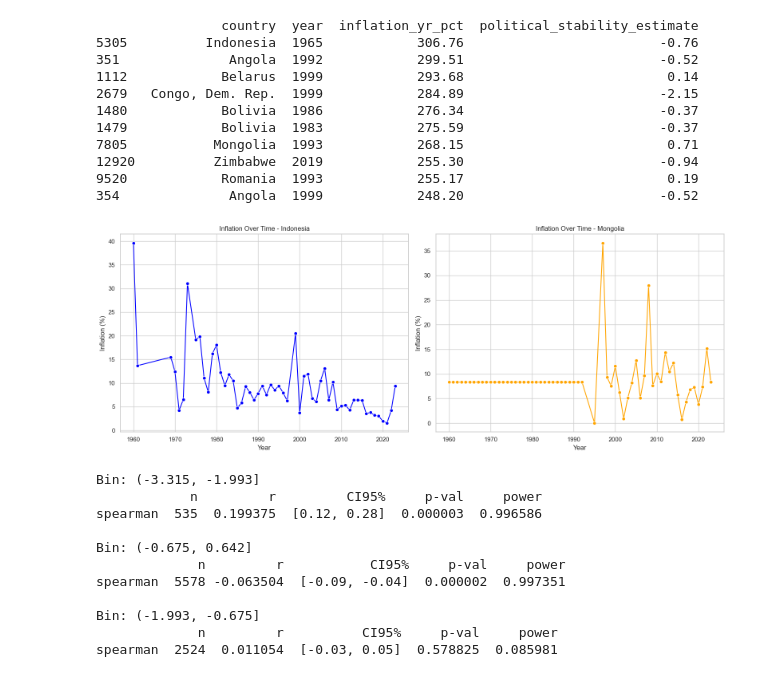
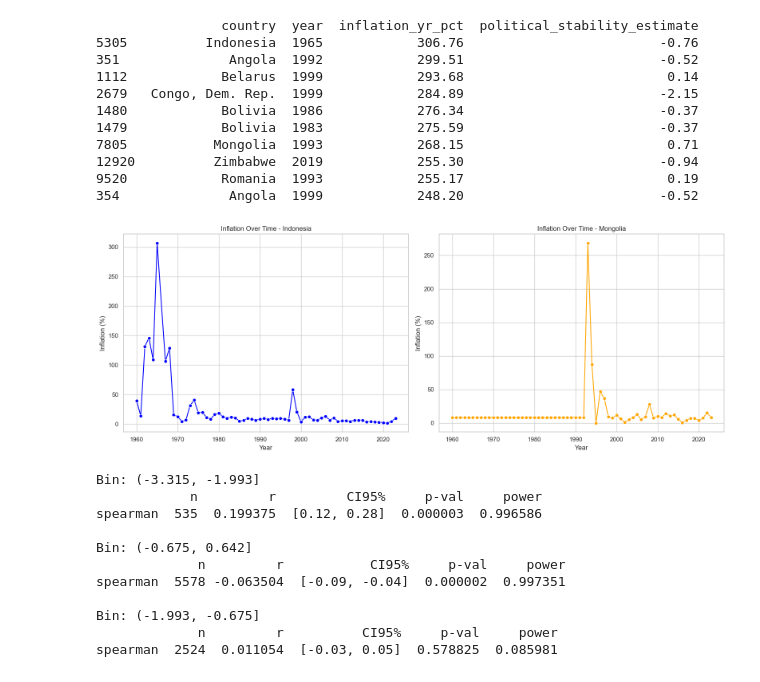
Before and after one commit to StefanFSmid/ASDA_2025_Group_3_Porfolio, a Jupyter notebook: notebooks/week_06_group_3_notebook.ipynb, the cells around one changed output. Saved outputs shown, nothing was run; the diff lists cells and outputs as text; code cells hidden in the pictures.

```diff
--- a/notebooks/week_06_group_3_notebook.ipynb
+++ b/notebooks/week_06_group_3_notebook.ipynb
@@ -313,39 +318,39 @@ print(top10_inflation[["country", "year", "inflation_yr_pct", "political_stabili
 fig, axes = plt.subplots(1, 2, figsize=(16, 6), sharey=False)
 
 # Indonesia
-indonesia = new_df[new_df["country"] == "Indonesia"]
+indonesia = wb_df[wb_df["country"] == "Indonesia"]
 sns.lineplot(
     data=indonesia,
     x="year",
     y="inflation_yr_pct",
     marker="o",
     color="blue",
     ax=axes[0]
 )
 axes[0].set_title("Inflation Over Time - Indonesia")
 axes[0].set_xlabel("Year")
 axes[0].set_ylabel("Inflation (%)")
 axes[0].grid(True)
 
 # Mongolia
-mongolia = new_df[new_df["country"] == "Mongolia"]
+mongolia = wb_df[wb_df["country"] == "Mongolia"]
 sns.lineplot(
     data=mongolia,
     x="year",
     y="inflation_yr_pct",
     marker="o",
     color="orange",
     ax=axes[1]
 )
 axes[1].set_title("Inflation Over Time - Mongolia")
 axes[1].set_xlabel("Year")
 axes[1].set_ylabel("Inflation (%)")
 axes[1].grid(True)
 
 plt.tight_layout()
 plt.show()
 # %% [output]
-[figure, old version]
+[figure, new version]
 # %%
 #Correlation when splitting political stability into bins
 
```
Also changed, not shown: parts of 8 cells of this notebook, 4 other files.
